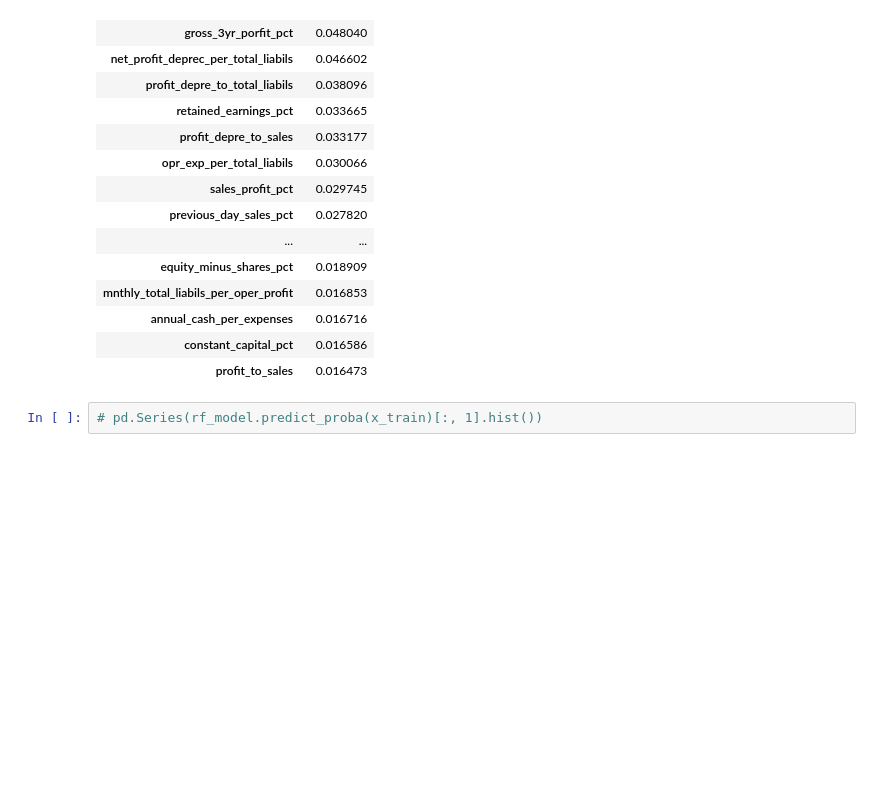
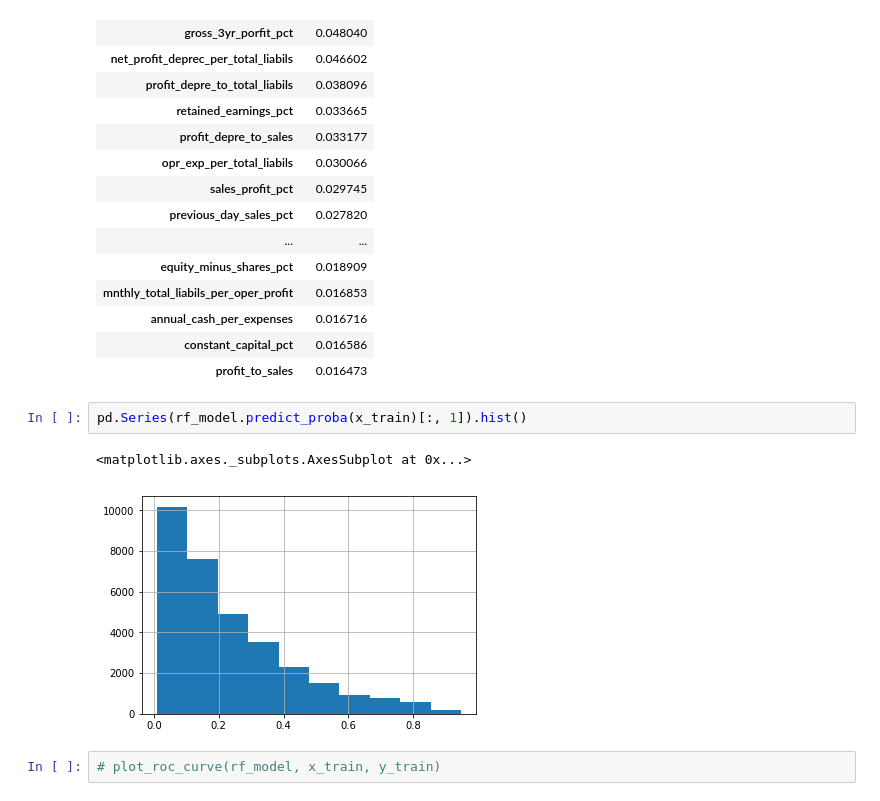
Before and after one commit to mconwa02/bankruptcy_commute_hack, a Jupyter notebook: dataset_analysis.ipynb, the cells around one changed output. Saved outputs shown, nothing was run; the diff lists cells and outputs as text; blank space fills up the shorter version.

```diff
--- a/dataset_analysis.ipynb
+++ b/dataset_analysis.ipynb
@@ -127,4 +143,9 @@ feature_importance(rf_model, x_train).head(20)
 | constant_capital_pct | 0.016586 |
 | profit_to_sales | 0.016473 |
 # %%
-# pd.Series(rf_model.predict_proba(x_train)[:, 1].hist())
+pd.Series(rf_model.predict_proba(x_train)[:, 1]).hist()
+# %% [output]
+<matplotlib.axes._subplots.AxesSubplot at 0x...>
+[figure, added]
+# %%
+# plot_roc_curve(rf_model, x_train, y_train)
```
Also changed, not shown: parts of 15 cells of this notebook.
